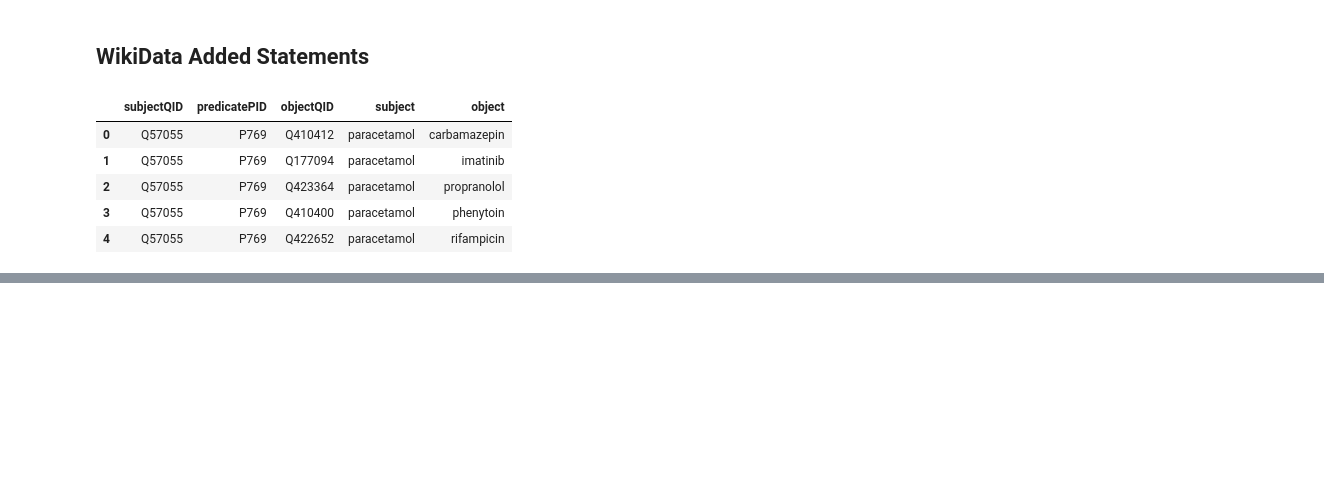
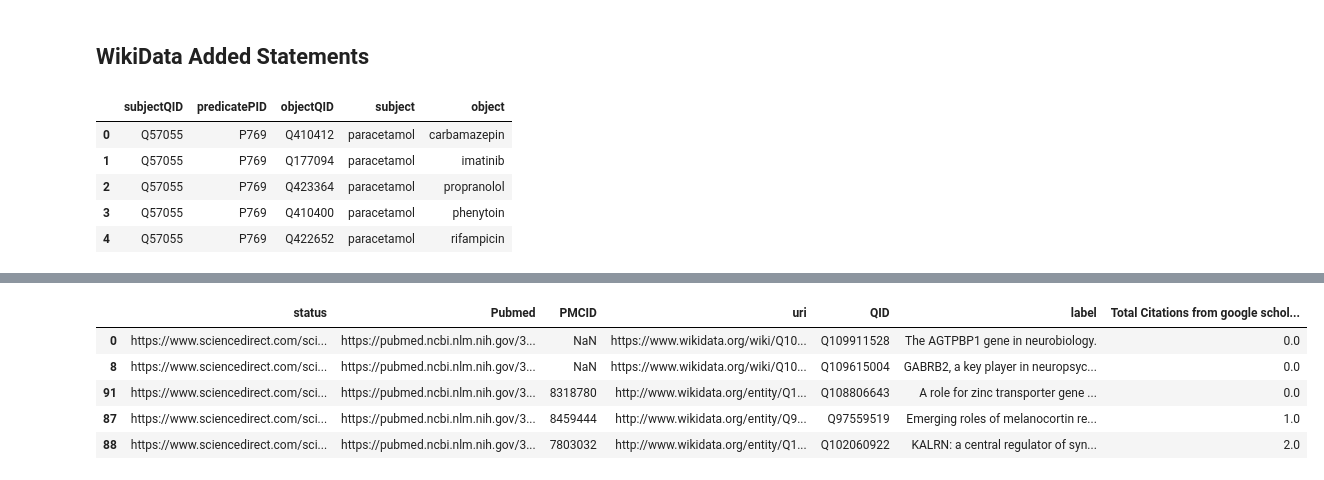
Before and after one commit to gtsueng/GeneWikiReviewSummary, a Jupyter notebook: results/Genewiki_data_misc.ipynb, the cells around one changed output, grey strips where cells are left out. Saved outputs shown, nothing was run; the diff lists cells and outputs as text; code cells hidden in the pictures; blank space fills up the shorter version.

```diff
--- a/results/Genewiki_data_misc.ipynb
+++ b/results/Genewiki_data_misc.ipynb
@@ -294,0 +323,9 @@ wd_statements_info.shape
+# %%
+citations.sort_values(by="Total Citations from google scholar 2021.12.03").head()
+# %% [output]
+|  | status | Pubmed | PMCID | uri | QID | label | Total Citations from google schol... |
+| 0 | https://www.sciencedirect.com/sci... | https://pubmed.ncbi.nlm.nih.gov/3... | NaN | https://www.wikidata.org/wiki/Q10... | Q109911528 | The AGTPBP1 gene in neurobiology. | 0.0 |
+| 8 | https://www.sciencedirect.com/sci... | https://pubmed.ncbi.nlm.nih.gov/3... | NaN | https://www.wikidata.org/wiki/Q10... | Q109615004 | GABRB2, a key player in neuropsyc... | 0.0 |
+| 91 | https://www.sciencedirect.com/sci... | https://pubmed.ncbi.nlm.nih.gov/3... | 8318780 | http://www.wikidata.org/entity/Q1... | Q108806643 | A role for zinc transporter gene ... | 0.0 |
+| 87 | https://www.sciencedirect.com/sci... | https://pubmed.ncbi.nlm.nih.gov/3... | 8459444 | http://www.wikidata.org/entity/Q9... | Q97559519 | Emerging roles of melanocortin re... | 1.0 |
+| 88 | https://www.sciencedirect.com/sci... | https://pubmed.ncbi.nlm.nih.gov/3... | 7803032 | http://www.wikidata.org/entity/Q1... | Q102060922 | KALRN: a central regulator of syn... | 2.0 |
```
Also changed, not shown: parts of 10 cells of this notebook.
